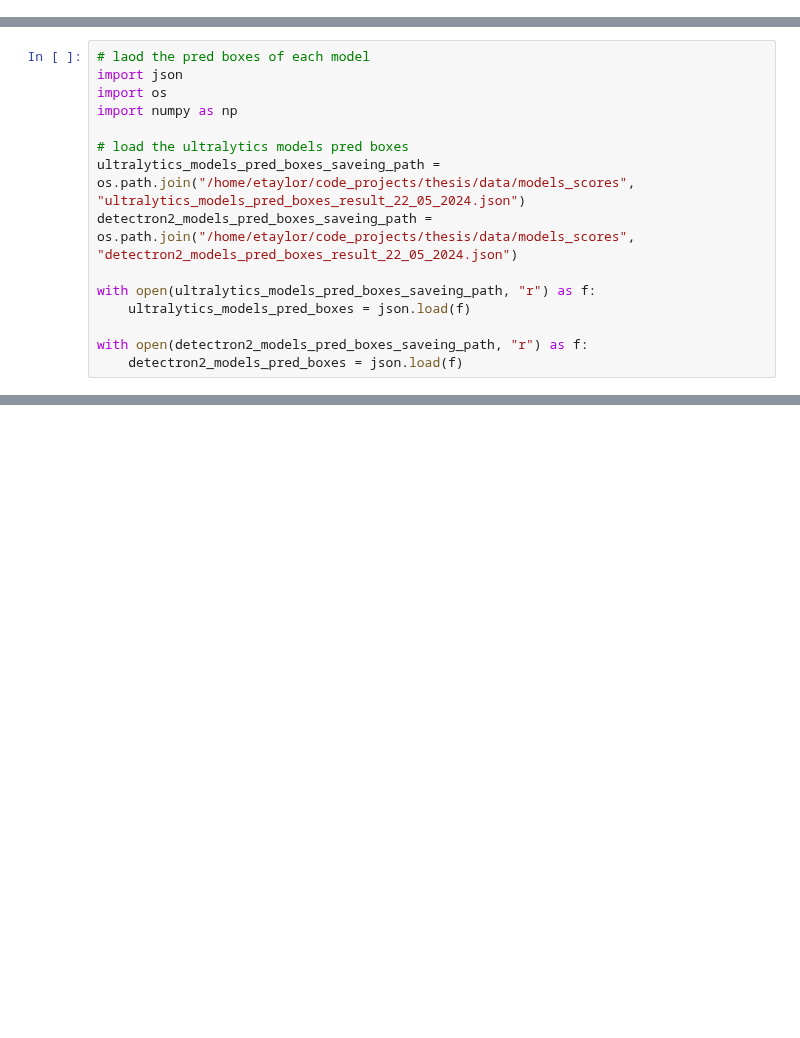
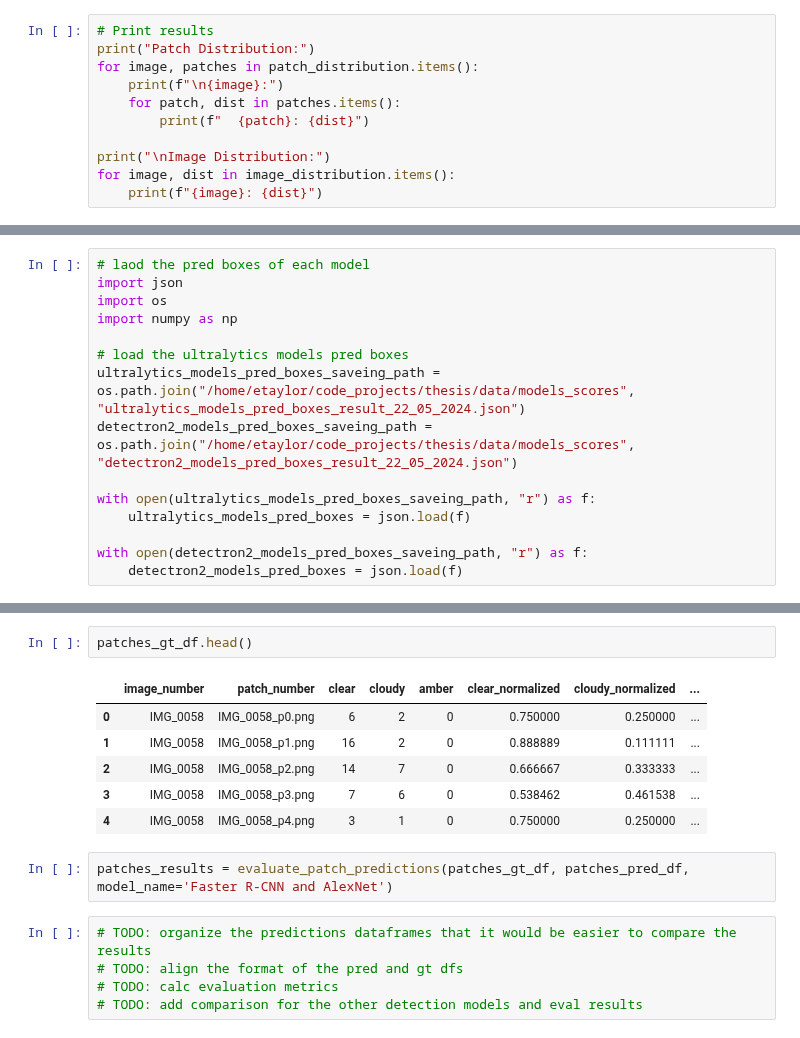
Before and after one commit to elorberb/thesis, a Jupyter notebook: src/classification/notebooks/evaluate_models_on_trichome_dist.ipynb, the cells around one changed output, grey strips where cells are left out. Cells and saved outputs as stored; diff of their text form; blank space fills up the shorter version.

```diff
--- a/src/classification/notebooks/evaluate_models_on_trichome_dist.ipynb
+++ b/src/classification/notebooks/evaluate_models_on_trichome_dist.ipynb
@@ -66,0 +41,11 @@ Distribution for image IMG_1093:
+# %%
+# Print results
+print("Patch Distribution:")
+for image, patches in patch_distribution.items():
+    print(f"\n{image}:")
+    for patch, dist in patches.items():
+        print(f"  {patch}: {dist}")
+
+print("\nImage Distribution:")
+for image, dist in image_distribution.items():
+    print(f"{image}: {dist}")
@@ -131,0 +512,16 @@ with open(detectron2_models_pred_boxes_saveing_path, "r") as f:
+# %%
+patches_gt_df.head()
+# %% [output]
+|  | image_number | patch_number | clear | cloudy | amber | clear_normalized | cloudy_normalized | ... |
+| 0 | IMG_0058 | IMG_0058_p0.png | 6 | 2 | 0 | 0.750000 | 0.250000 | ... |
+| 1 | IMG_0058 | IMG_0058_p1.png | 16 | 2 | 0 | 0.888889 | 0.111111 | ... |
+| 2 | IMG_0058 | IMG_0058_p2.png | 14 | 7 | 0 | 0.666667 | 0.333333 | ... |
+| 3 | IMG_0058 | IMG_0058_p3.png | 7 | 6 | 0 | 0.538462 | 0.461538 | ... |
+| 4 | IMG_0058 | IMG_0058_p4.png | 3 | 1 | 0 | 0.750000 | 0.250000 | ... |
+# %%
+patches_results = evaluate_patch_predictions(patches_gt_df, patches_pred_df, model_name='Faster R-CNN and AlexNet')
+# %%
+# TODO: organize the predictions dataframes that it would be easier to compare the results
+# TODO: align the format of the pred and gt dfs
+# TODO: calc evaluation metrics
+# TODO: add comparison for the other detection models and eval results
```
Also changed, not shown: parts of 24 cells of this notebook.
